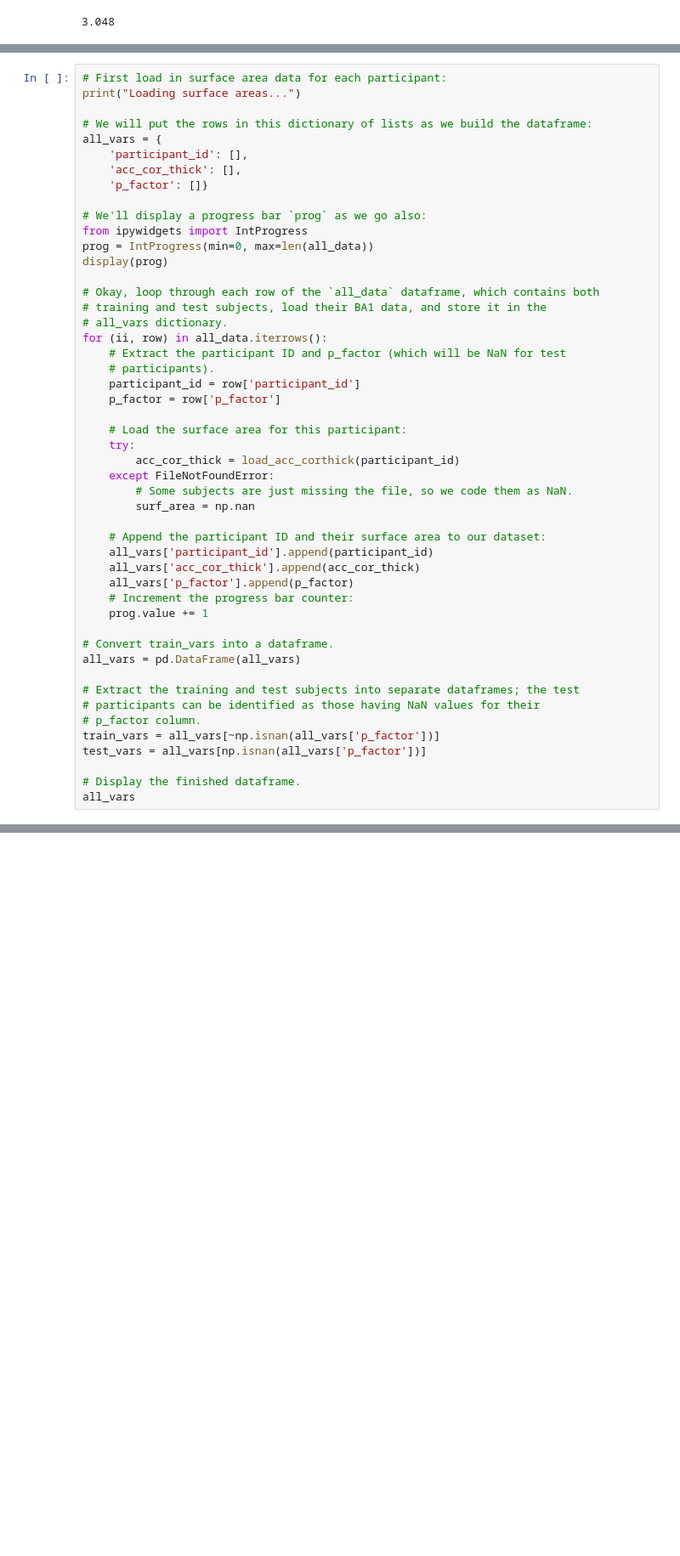
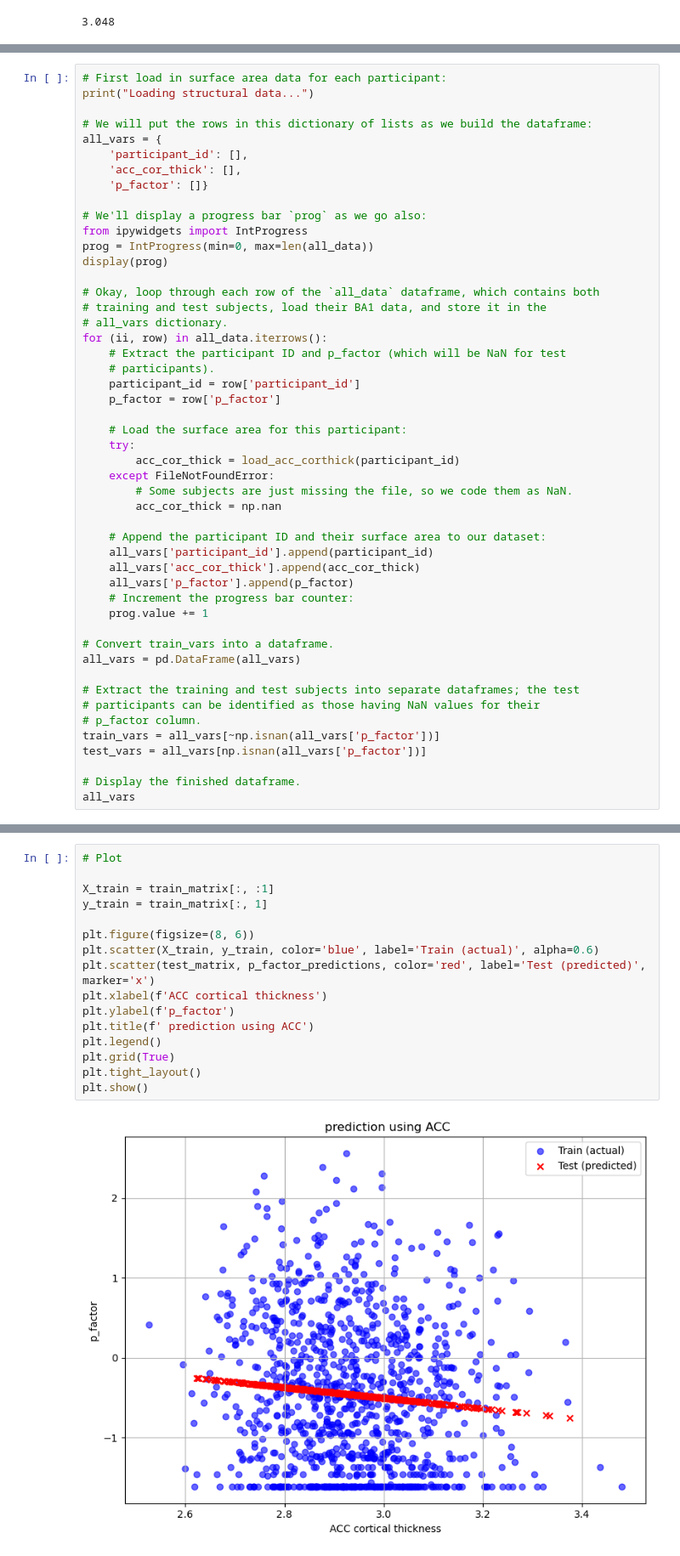
Before and after one commit to PatoViera/week-1-project-group7, a Jupyter notebook: ACC_cortical_thickness.ipynb, the cells around one changed output, grey strips where cells are left out. Shown: that part at 85% size. Cells and saved outputs as stored; diff of their text form; blank space fills up the shorter version.

```diff
--- a/ACC_cortical_thickness.ipynb
+++ b/ACC_cortical_thickness.ipynb
@@ -70,7 +71,7 @@ with test_filepath.open('r') as f:
 all_data = pd.concat([train_data, test_data])
 # %%
 # First load in surface area data for each participant:
-print("Loading surface areas...")
+print("Loading structural data...")
 
 # We will put the rows in this dictionary of lists as we build the dataframe:
 all_vars = {
@@ -97,7 +98,7 @@ for (ii, row) in all_data.iterrows():
         acc_cor_thick = load_acc_corthick(participant_id)
     except FileNotFoundError:
         # Some subjects are just missing the file, so we code them as NaN.
-        surf_area = np.nan
+        acc_cor_thick = np.nan
 
     # Append the participant ID and their surface area to our dataset:
     all_vars['participant_id'].append(participant_id)
@@ -155,3 +191,21 @@ p_factor_predictions
+# %%
+# Plot
+
+X_train = train_matrix[:, :1]
+y_train = train_matrix[:, 1]
+
+plt.figure(figsize=(8, 6))
+plt.scatter(X_train, y_train, color='blue', label='Train (actual)', alpha=0.6)
+plt.scatter(test_matrix, p_factor_predictions, color='red', label='Test (predicted)', marker='x')
+plt.xlabel(f'ACC cortical thickness')
+plt.ylabel(f'p_factor')
+plt.title(f' prediction using ACC')
+plt.legend()
+plt.grid(True)
+plt.tight_layout()
+plt.show()
+# %% [output]
+[figure, added]
 # %%
 test_data.loc[test_okrows, 'p_factor'] = p_factor_predictions
 
```
Also changed, not shown: parts of 5 cells of this notebook, 1 other file.
